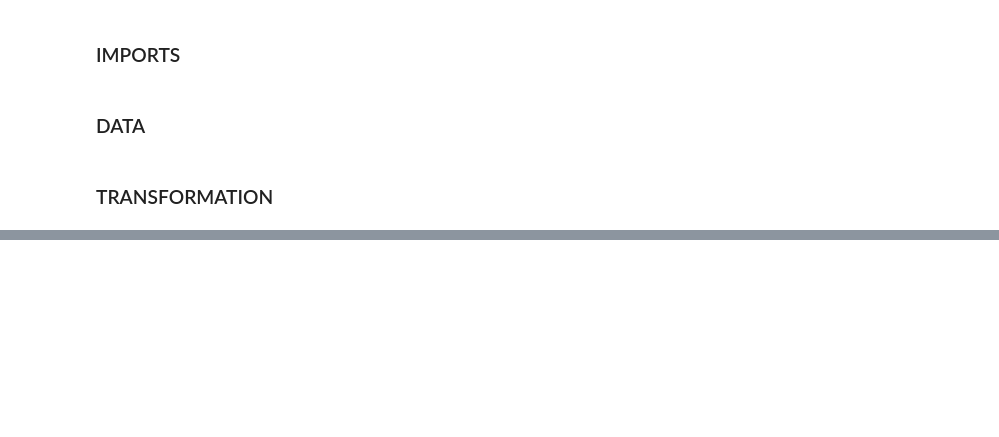
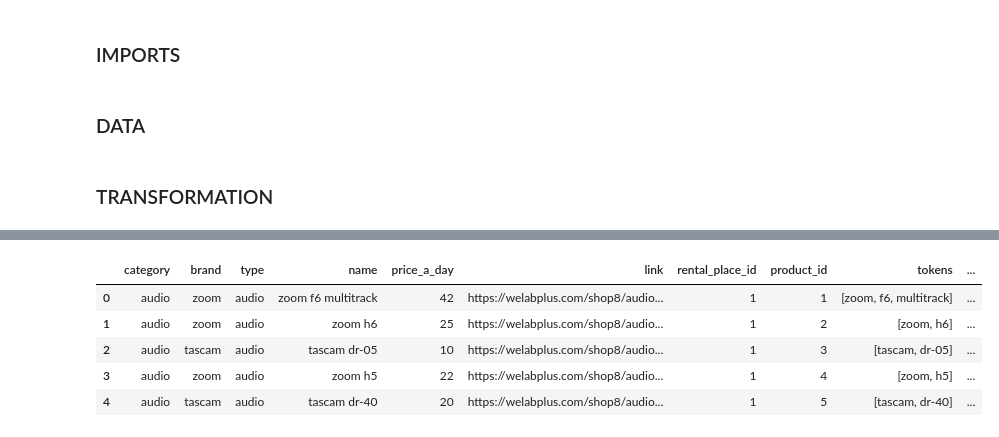
Before and after one commit to LeoBulcsu/finalproject, a Jupyter notebook: notebooks/data_transformation.ipynb, the cells around one changed output, grey strips where cells are left out. Drawn from its saved outputs; the diff is of its cells as text; code cells hidden in the pictures; blank space fills up the shorter version.

```diff
--- a/notebooks/data_transformation.ipynb
+++ b/notebooks/data_transformation.ipynb
@@ -141,0 +165,9 @@ wl_lights_3, ov_lights_3 = lights
+# %%
+audio_rental_df.head()
+# %% [output]
+|  | category | brand | type | name | price_a_day | link | rental_place_id | product_id | tokens | ... |
+| 0 | audio | zoom | audio | zoom f6 multitrack | 42 | https://welabplus.com/shop8/audio... | 1 | 1 | [zoom, f6, multitrack] | ... |
+| 1 | audio | zoom | audio | zoom h6 | 25 | https://welabplus.com/shop8/audio... | 1 | 2 | [zoom, h6] | ... |
+| 2 | audio | tascam | audio | tascam dr-05 | 10 | https://welabplus.com/shop8/audio... | 1 | 3 | [tascam, dr-05] | ... |
+| 3 | audio | zoom | audio | zoom h5 | 22 | https://welabplus.com/shop8/audio... | 1 | 4 | [zoom, h5] | ... |
+| 4 | audio | tascam | audio | tascam dr-40 | 20 | https://welabplus.com/shop8/audio... | 1 | 5 | [tascam, dr-40] | ... |
```
Also changed, not shown: parts of 4 cells of this notebook.
